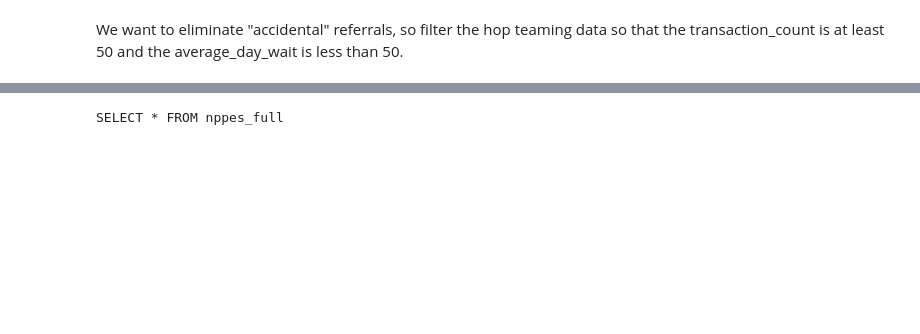
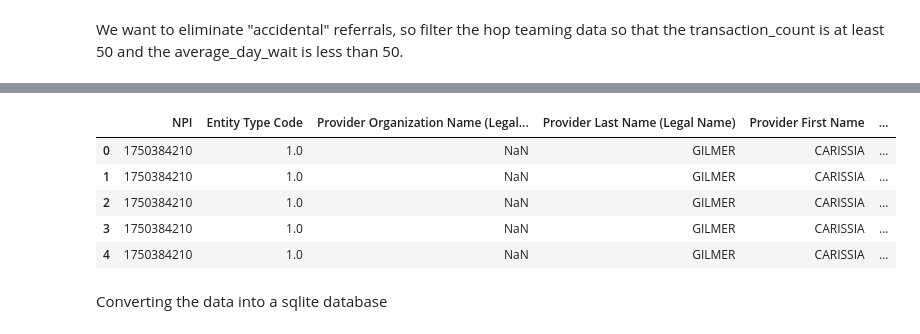
Before and after one commit to nss-data-science-cohort-6/hop_team-double-eagle-ii, a Jupyter notebook: hop_alisonc.ipynb, the cells around one changed output, grey strips where cells are left out. Cells and saved outputs as stored; diff of their text form; code cells hidden in the pictures; blank space fills up the shorter version.

Commit message:
done with nppes

```diff
--- a/hop_alisonc.ipynb
+++ b/hop_alisonc.ipynb
@@ -56,3 +79,14 @@ nppes.reset_index()
+# %%
+nppes.head()
+# %% [output]
+|  | NPI | Entity Type Code | Provider Organization Name (Legal... | Provider Last Name (Legal Name) | Provider First Name | ... |
+| 0 | 1750384210 | 1.0 | NaN | GILMER | CARISSIA | ... |
+| 1 | 1750384210 | 1.0 | NaN | GILMER | CARISSIA | ... |
+| 2 | 1750384210 | 1.0 | NaN | GILMER | CARISSIA | ... |
+| 3 | 1750384210 | 1.0 | NaN | GILMER | CARISSIA | ... |
+| 4 | 1750384210 | 1.0 | NaN | GILMER | CARISSIA | ... |
+# %% [markdown]
+Converting the data into a sqlite database
 # %%
 db = sqlite3.connect('data/NPPES_Data_Dissemination.sqlite')
 
@@ -82,5 +126,0 @@ chunk.to_sql('nppes_full', db, if_exists = 'append', index = False)
-# %%
-db = sqlite3.connect('data/NPPES_Data_Dissemination.sqlite')
-query = "SELECT * FROM nppes_full"
-# %% [output]
-SELECT * FROM nppes_full
```
Also changed, not shown: parts of 21 cells of this notebook.
